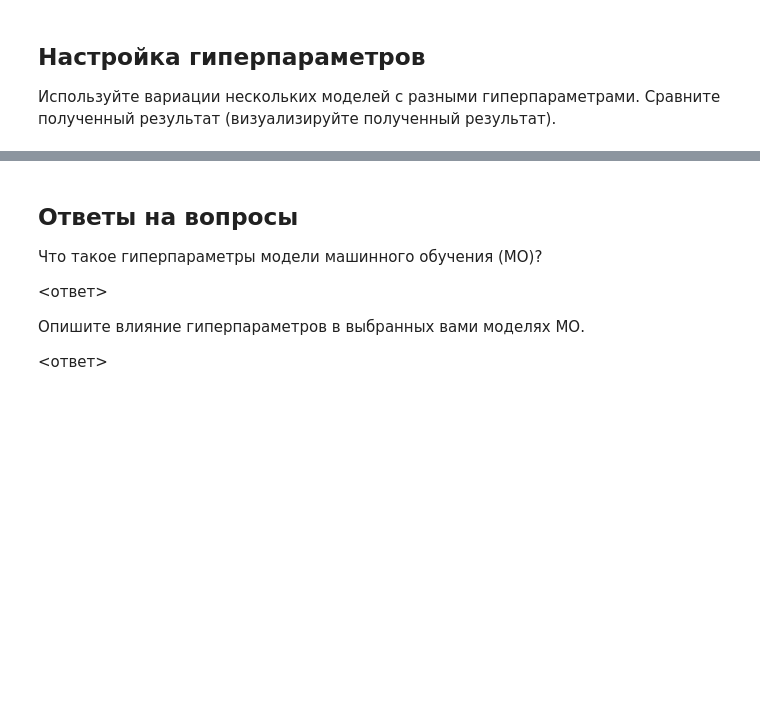
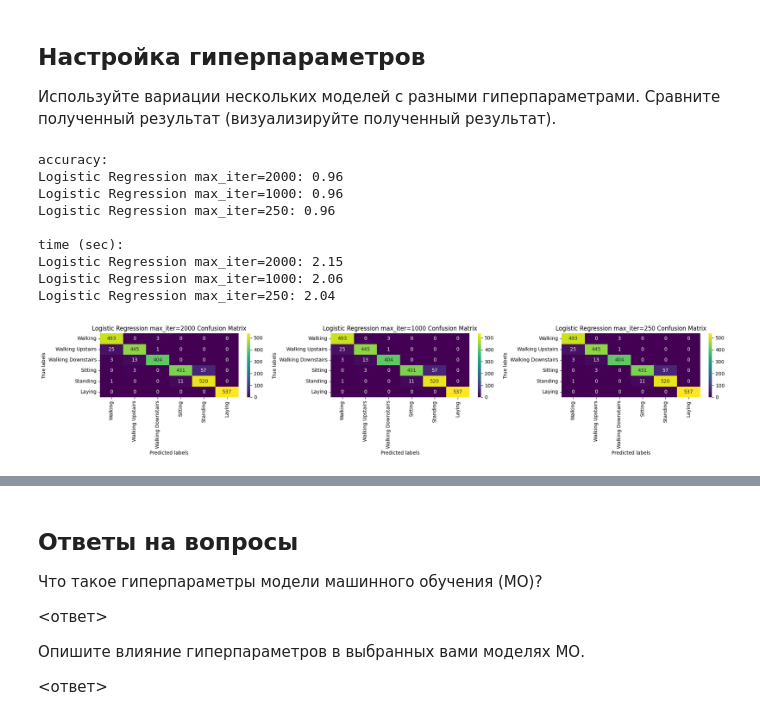
Before and after one commit to alexexexei/aai-labs, a Jupyter notebook: aai_lab1/Практическая_работа_1__Классификация.ipynb, the cells around one changed output, grey strips where cells are left out. Cells and saved outputs as stored; diff of their text form; code cells hidden in the pictures; blank space fills up the shorter version.

```diff
--- a/aai_lab1/Практическая_работа_1__Классификация.ipynb
+++ b/aai_lab1/Практическая_работа_1__Классификация.ipynb
@@ -190,7 +190,10 @@ import matplotlib.pyplot as plt
 import seaborn as sns
 
 def perform(cm1, cm2, cm3, tn, name1, name2, name3):
-    fig, axes = plt.subplots(1, 3, figsize=(20, 4))
+    if cm3 is None:
+        fig, axes = plt.subplots(1, 2, figsize=(20, 4))
+    else:
+        fig, axes = plt.subplots(1, 3, figsize=(20, 4))
 
     sns.heatmap(cm1, annot=True, fmt="d", cmap='viridis', xticklabels=tn, yticklabels=tn, ax=axes[0])
     axes[0].set_title(f'{name1} Confusion Matrix')
@@ -202,10 +205,11 @@ def perform(cm1, cm2, cm3, tn, name1, name2, name3):
     axes[1].set_xlabel('Predicted labels')
     axes[1].set_ylabel('True labels')
 
-    sns.heatmap(cm3, annot=True, fmt="d", cmap='viridis', xticklabels=tn, yticklabels=tn, ax=axes[2])
-    axes[2].set_title(f'{name3} Confusion Matrix')
-    axes[2].set_xlabel('Predicted labels')
-    axes[2].set_ylabel('True labels')
+    if cm3 is not None:
+        sns.heatmap(cm3, annot=True, fmt="d", cmap='viridis', xticklabels=tn, yticklabels=tn, ax=axes[2])
+        axes[2].set_title(f'{name3} Confusion Matrix')
+        axes[2].set_xlabel('Predicted labels')
+        axes[2].set_ylabel('True labels')
 
     plt.tight_layout()
     plt.show()
@@ -231,3 +235,43 @@ Random Forest: 0.89
 # %% [markdown]
 ## Настройка гиперпараметров
 Используйте вариации нескольких моделей с разными гиперпараметрами. Сравните полученный результат (визуализируйте полученный результат).
+# %%
+import time
+
+def print_time3(time1, time2, time3, name1, name2, name3):
+    print(f'time (sec):\n{name1}: {time1:.2f}\
+            \n{name2}: {time2:.2f}\
+            \n{name3}: {time3:.2f}\n')
+# %%
+start_time = time.time()
+new_yhat_1 = LogisticRegression(max_iter=2000).fit(train_X, train_y).predict(test_X)
+time_1 = time.time() - start_time
+
+start_time = time.time()
+new_yhat_2 = LogisticRegression(max_iter=1000).fit(train_X, train_y).predict(test_X)
+time_2 = time.time() - start_time
+
+start_time = time.time()
+new_yhat_3 = LogisticRegression(max_iter=250).fit(train_X, train_y).predict(test_X)
+time_3 = time.time() - start_time
+
+new_conf_matrix_1 = confusion_matrix(test_y, new_yhat_1)
+new_conf_matrix_2 = confusion_matrix(test_y, new_yhat_2)
+new_conf_matrix_3 = confusion_matrix(test_y, new_yhat_3)
+
+name_1, name_2, name_3 = "Logistic Regression max_iter=2000", "Logistic Regression max_iter=1000", "Logistic Regression max_iter=250"
+print_acc3(test_y, new_yhat_1, new_yhat_2, new_yhat_3, name_1, name_2, name_3)
+print_time3(time_1, time_2, time_3, name_1, name_2, name_3)
+perform(new_conf_matrix_1, new_conf_matrix_2, new_conf_matrix_3,
+        target_names, name_1, name_2, name_3)
+# %% [output]
+accuracy:
+Logistic Regression max_iter=2000: 0.96
+Logistic Regression max_iter=1000: 0.96
+Logistic Regression max_iter=250: 0.96
+
+time (sec):
+Logistic Regression max_iter=2000: 2.15
+Logistic Regression max_iter=1000: 2.06
+Logistic Regression max_iter=250: 2.04
+[figure, added]
```
Also changed, not shown: parts of 8 cells of this notebook, 1 other file.
